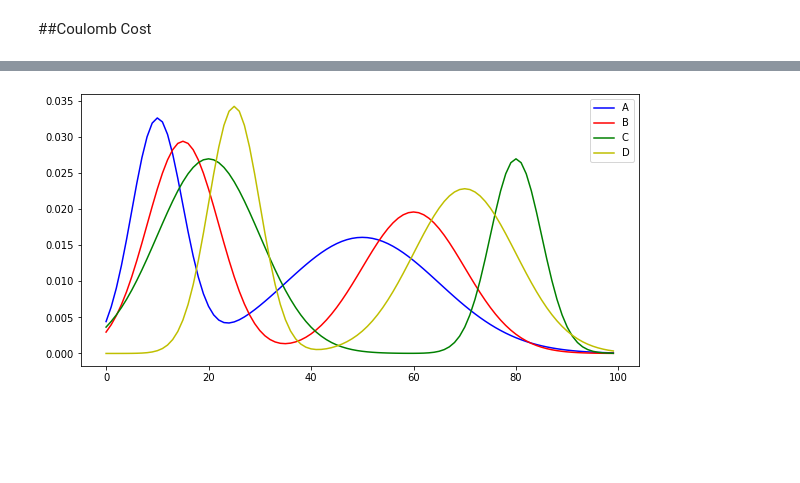
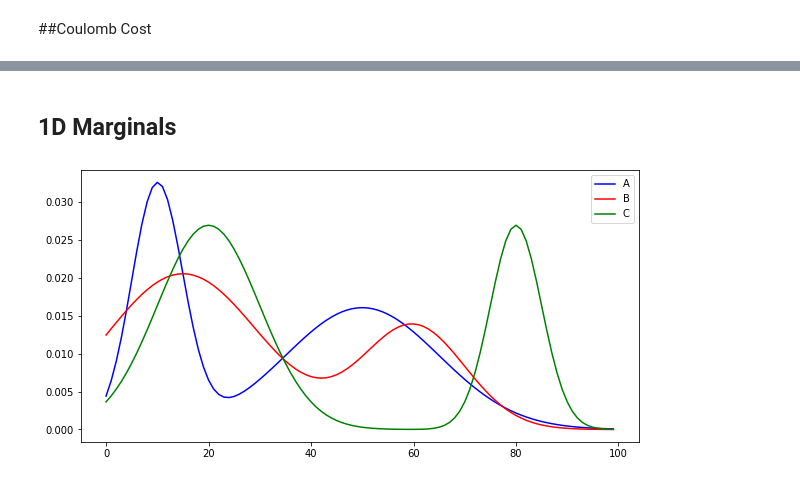
Before and after one commit to ramanakshay/Optimal-Transport, a Jupyter notebook: notebooks/multi_marginal_ot.ipynb, the cells around one changed output, grey strips where cells are left out. Saved outputs shown, nothing was run; the diff lists cells and outputs as text; code cells hidden in the pictures; blank space fills up the shorter version.

Commit message:
updated multi-marginal ot

```diff
--- a/notebooks/multi_marginal_ot.ipynb
+++ b/notebooks/multi_marginal_ot.ipynb
@@ -164,28 +133,30 @@ def auto_sinkhorn(A,C,epsilon,error):
       break
 
   return P
+# %% [markdown]
+## 1D Marginals
 # %%
-n = 4
+n = 3
 size = 100
 
 A = np.empty((n,size), float)
 A[0] = gaussian_mix(size,[10,50],[5,15],[2,1])
-A[1] = gaussian_mix(size,[15,60],[7,10],[1.5,1])
+A[1] = gaussian_mix(size,[15,60],[15,10],[1.5,1])
 A[2] = gaussian_mix(size,[20,80],[10,5],[1,1])
-A[3] = gaussian_mix(size,[25,70],[5,10],[1.5,1])
+#A[3] = gaussian_mix(size,[25,70],[5,10],[1.5,1])
 
 x = np.array([[i,] for i in range(size)]) # defining the space
 X = np.tile(x.T,(n,1))
 # %%
 #Plot distributions
 plt.figure(figsize=(10, 5))
 plt.plot(x, A[0], 'b', label='A')
 plt.plot(x, A[1], 'r', label='B')
 plt.plot(x, A[2], 'g', label='C')
-plt.plot(x, A[3], 'y', label='D')
+#plt.plot(x, A[3], 'y', label='D')
 plt.legend()
 plt.show()
 # %% [output]
-[figure, old version]
+[figure, new version]
 # %%
 C = find_cost_tensor(n,X)
```
Also changed, not shown: parts of 13 cells of this notebook.
